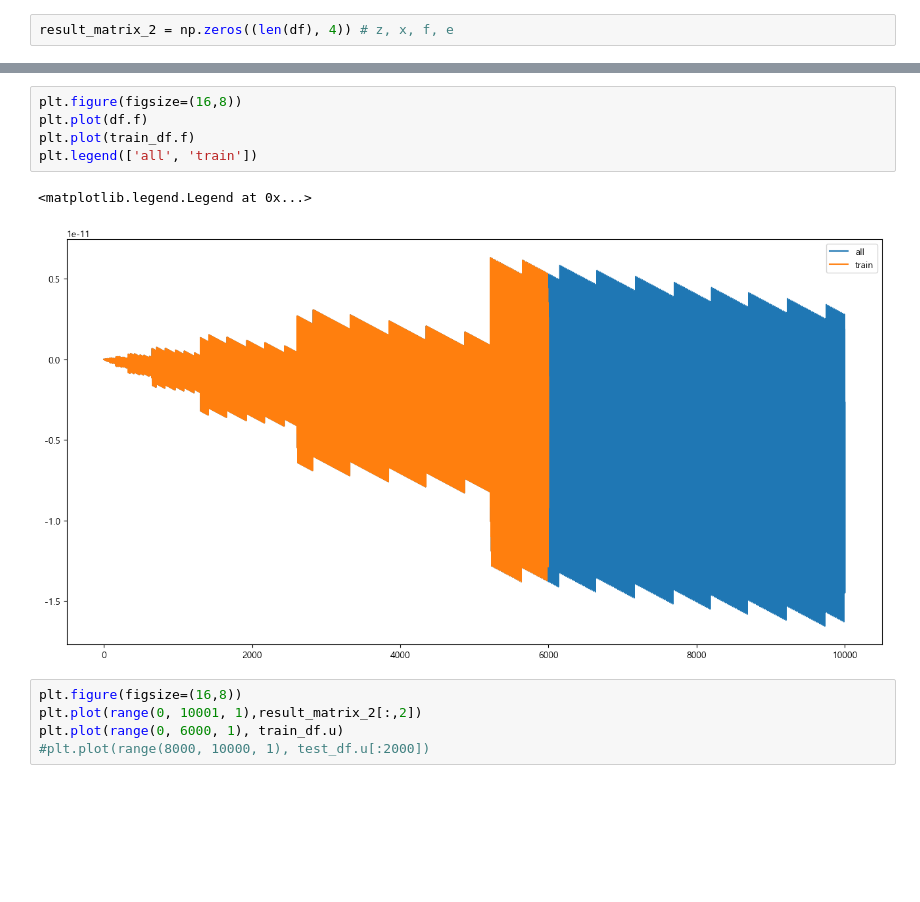
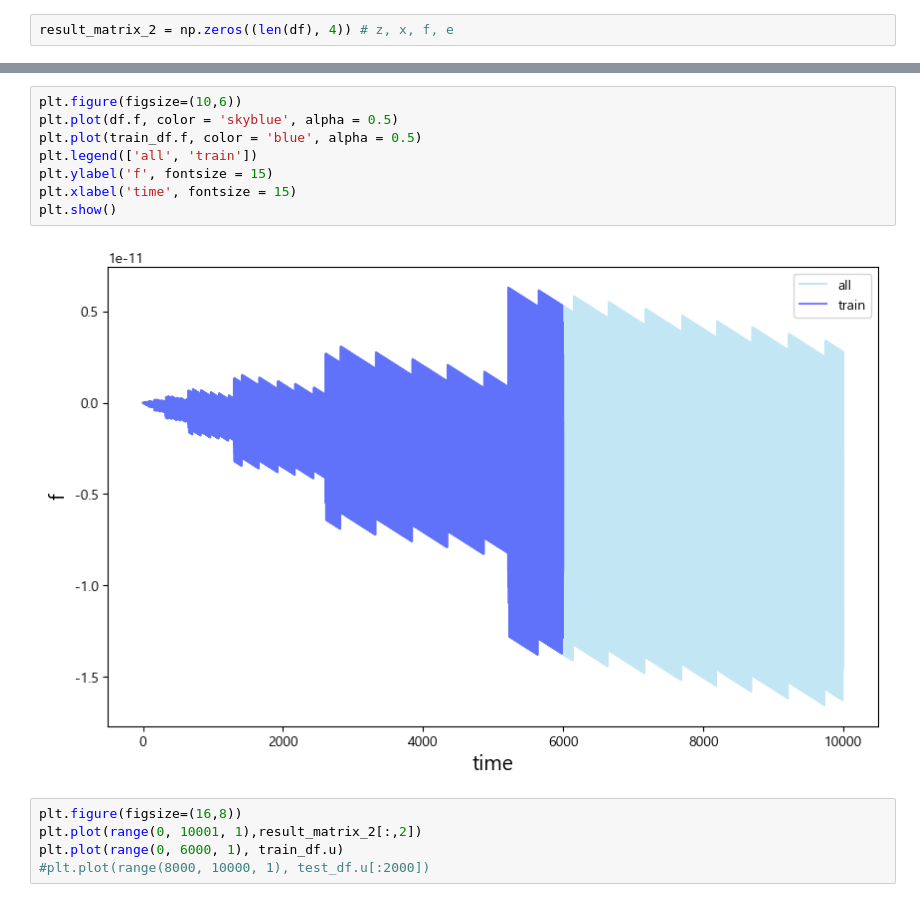
Before and after one commit to Jjineeq/hysteresis_curve, a Jupyter notebook: operator/ode_test.ipynb, the cells around one changed output, grey strips where cells are left out. Drawn from its saved outputs; the diff is of its cells as text; blank space fills up the shorter version.

```diff
--- a/operator/ode_test.ipynb
+++ b/operator/ode_test.ipynb
@@ -233,11 +245,13 @@ plt.show()
 # %%
-plt.figure(figsize=(16,8))
-plt.plot(df.f)
-plt.plot(train_df.f)
+plt.figure(figsize=(10,6))
+plt.plot(df.f, color = 'skyblue', alpha = 0.5)
+plt.plot(train_df.f, color = 'blue', alpha = 0.5)
 plt.legend(['all', 'train'])
+plt.ylabel('f', fontsize = 15)
+plt.xlabel('time', fontsize = 15)
+plt.show()
 # %% [output]
-<matplotlib.legend.Legend at 0x...>
-[figure, old version]
+[figure, new version]
 # %%
 plt.figure(figsize=(16,8))
 plt.plot(range(0, 10001, 1),result_matrix_2[:,2])
```
Also changed, not shown: parts of 25 cells of this notebook, 3 other files.
